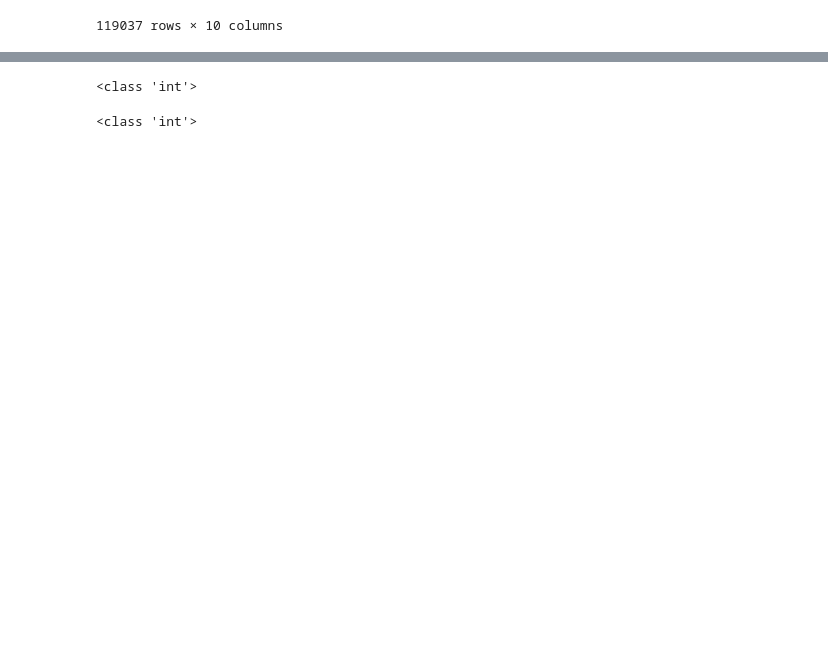
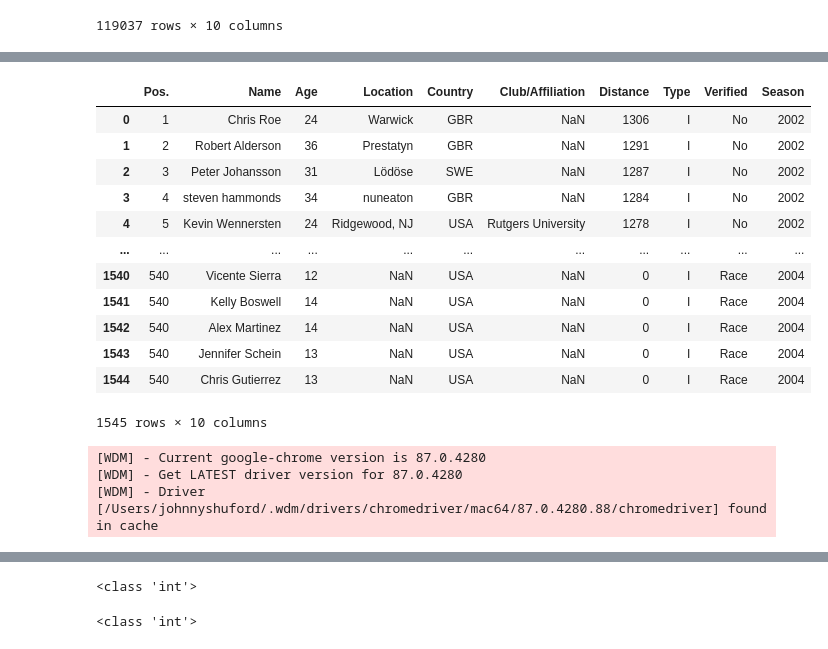
Before and after one commit to JohnShuford/FITDAT, a Jupyter notebook: Notebooks/C2_scrape.ipynb, the cells around one changed output, grey strips where cells are left out. Drawn from its saved outputs; the diff is of its cells as text; code cells hidden in the pictures; blank space fills up the shorter version.

```diff
--- a/Notebooks/C2_scrape.ipynb
+++ b/Notebooks/C2_scrape.ipynb
@@ -842,0 +1048,26 @@ thirtymin.to_csv('../CSVs/30min.csv')
+# %%
+#create the overall data frame
+fourmin = pd.DataFrame()
+
+#search criteria
+season = [int(x) for x in range(2002, 2003)]
+season_end = [int(x) for x in range(2005, 2022)]
+
+#test
+test = 4
+# %%
+fourmin
+# %% [output]
+|  | Pos. | Name | Age | Location | Country | Club/Affiliation | Distance | Type | Verified | Season |
+| 0 | 1 | Chris Roe | 24 | Warwick | GBR | NaN | 1306 | I | No | 2002 |
+| 1 | 2 | Robert Alderson | 36 | Prestatyn | GBR | NaN | 1291 | I | No | 2002 |
+| 2 | 3 | Peter Johansson | 31 | Lödöse | SWE | NaN | 1287 | I | No | 2002 |
+| 3 | 4 | steven hammonds | 34 | nuneaton | GBR | NaN | 1284 | I | No | 2002 |
+| 4 | 5 | Kevin Wennersten | 24 | Ridgewood, NJ | USA | Rutgers University | 1278 | I | No | 2002 |
+| ... | ... | ... | ... | ... | ... | ... | ... | ... | ... | ... |
+| 1540 | 540 | Vicente Sierra | 12 | NaN | USA | NaN | 0 | I | Race | 2004 |
+| 1541 | 540 | Kelly Boswell | 14 | NaN | USA | NaN | 0 | I | Race | 2004 |
+| 1542 | 540 | Alex Martinez | 14 | NaN | USA | NaN | 0 | I | Race | 2004 |
+| 1543 | 540 | Jennifer Schein | 13 | NaN | USA | NaN | 0 | I | Race | 2004 |
+| 1544 | 540 | Chris Gutierrez | 13 | NaN | USA | NaN | 0 | I | Race | 2004 |
+1545 rows × 10 columns
@@ -842,0 +1076,8 @@ thirtymin.to_csv('../CSVs/30min.csv')
+# %%
+#spinning up a browser to ge the scrape going
+executable_path = {'executable_path': ChromeDriverManager().install()}
+browser = Browser('chrome', **executable_path, headless=False)
+# %% [output]
+[WDM] - Current google-chrome version is 87.0.4280
+[WDM] - Get LATEST driver version for 87.0.4280
+[WDM] - Driver [/Users/johnnyshuford/.wdm/drivers/chromedriver/mac64/87.0.4280.88/chromedriver] found in cache
```
Also changed, not shown: parts of 34 cells of this notebook, 5 other files.
